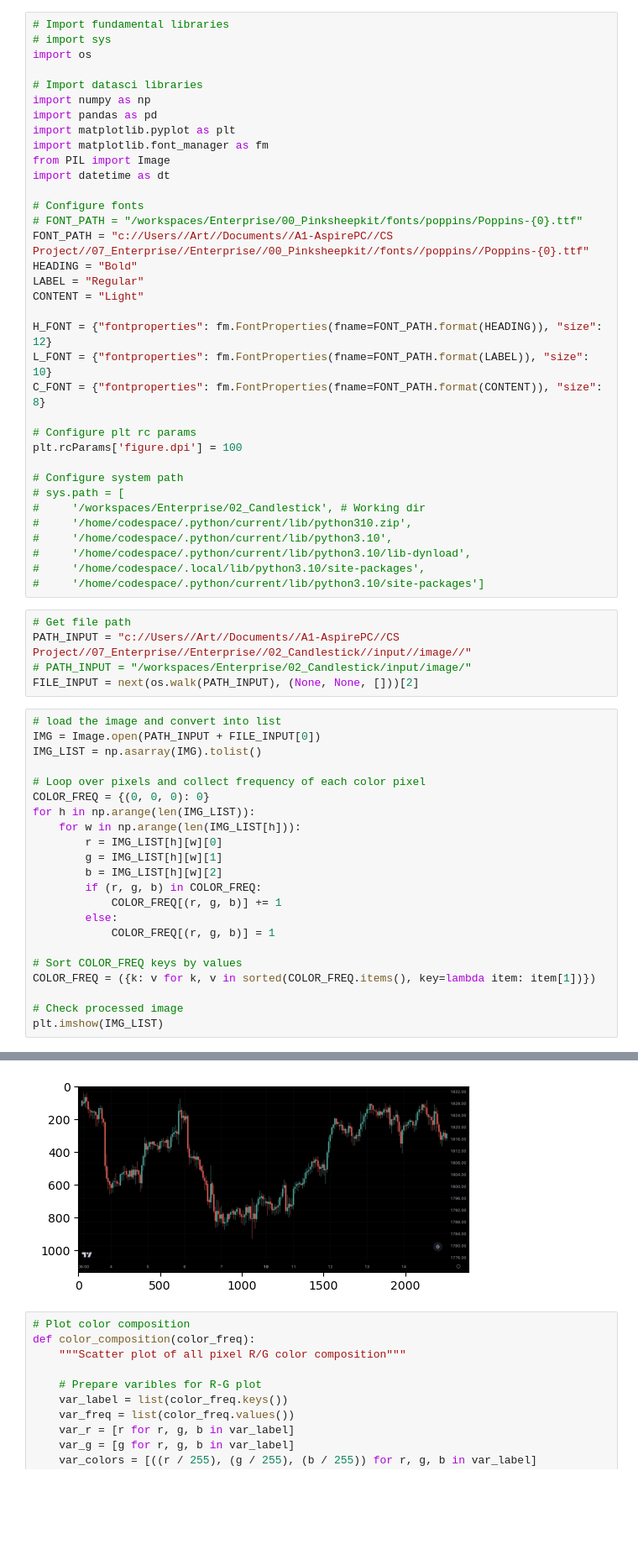
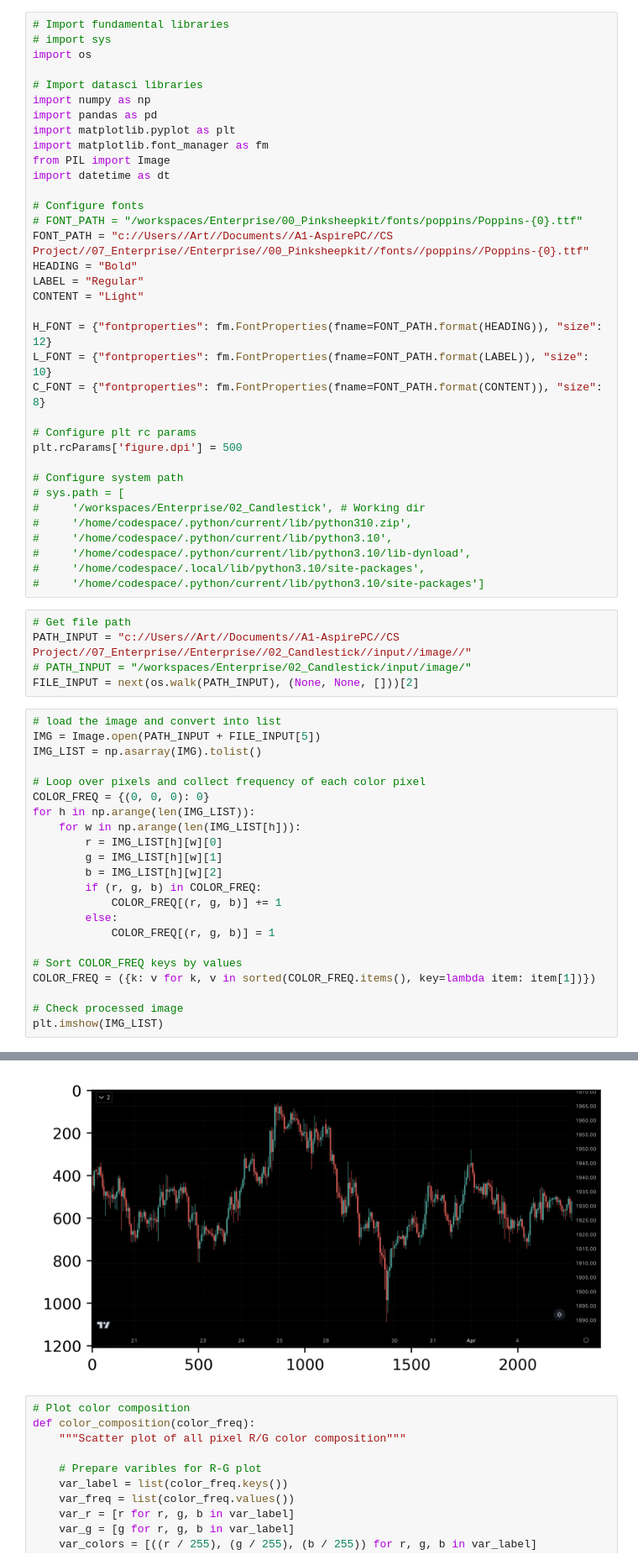
Before and after one commit to Pinkshepz/Enterprise, a Jupyter notebook: 02_Candlestick/scratch.ipynb, the cells around one changed output, grey strips where cells are left out. Shown at 84% size. Cells and saved outputs as stored; diff of their text form; blank space fills up the shorter version.

```diff
--- a/02_Candlestick/scratch.ipynb
+++ b/02_Candlestick/scratch.ipynb
@@ -23,7 +23,7 @@ L_FONT = {"fontproperties": fm.FontProperties(fname=FONT_PATH.format(LABEL)), "s
 C_FONT = {"fontproperties": fm.FontProperties(fname=FONT_PATH.format(CONTENT)), "size": 8}
 
 # Configure plt rc params
-plt.rcParams['figure.dpi'] = 100
+plt.rcParams['figure.dpi'] = 500
 
 # Configure system path
 # sys.path = [
@@ -40,29 +40,29 @@ PATH_INPUT = "c://Users//Art//Documents//A1-AspirePC//CS Project//07_Enterprise/
 FILE_INPUT = next(os.walk(PATH_INPUT), (None, None, []))[2]
 # %%
 # load the image and convert into list
-IMG = Image.open(PATH_INPUT + FILE_INPUT[0])
+IMG = Image.open(PATH_INPUT + FILE_INPUT[5])
 IMG_LIST = np.asarray(IMG).tolist()
 
 # Loop over pixels and collect frequency of each color pixel
 COLOR_FREQ = {(0, 0, 0): 0}
 for h in np.arange(len(IMG_LIST)):
     for w in np.arange(len(IMG_LIST[h])):
         r = IMG_LIST[h][w][0]
         g = IMG_LIST[h][w][1]
         b = IMG_LIST[h][w][2]
         if (r, g, b) in COLOR_FREQ:
             COLOR_FREQ[(r, g, b)] += 1
         else:
             COLOR_FREQ[(r, g, b)] = 1
 
 # Sort COLOR_FREQ keys by values
 COLOR_FREQ = ({k: v for k, v in sorted(COLOR_FREQ.items(), key=lambda item: item[1])})
 
 # Check processed image
 plt.imshow(IMG_LIST)
 # %% [output]
 <matplotlib.image.AxesImage at 0x...>
-[figure, old version]
+[figure, new version]
 # %%
 # Plot color composition
 def color_composition(color_freq):
```
Also changed, not shown: parts of 6 cells of this notebook, 3 other files.
